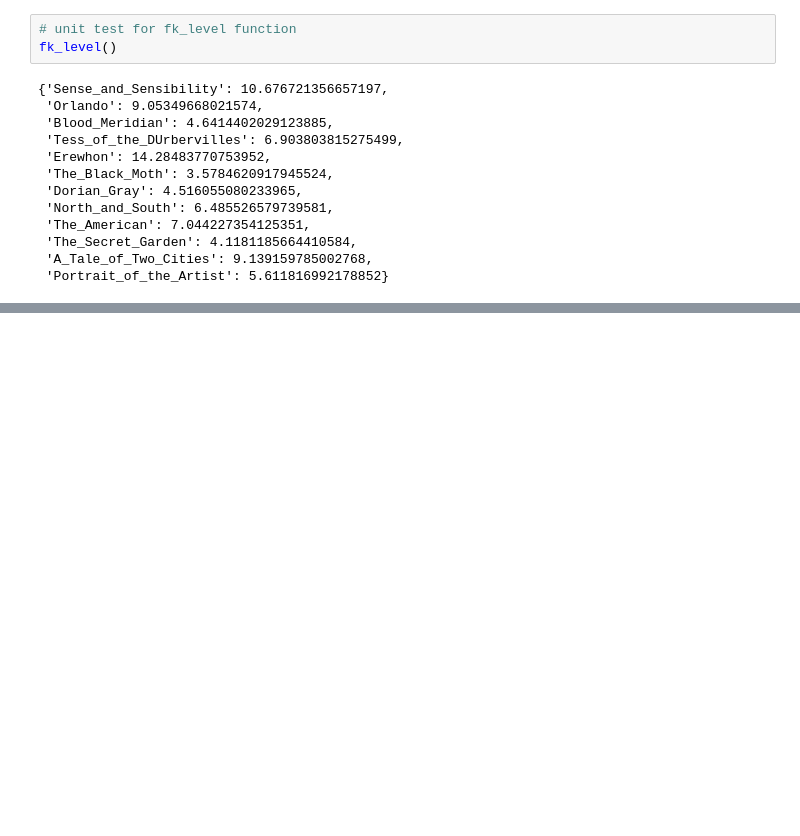
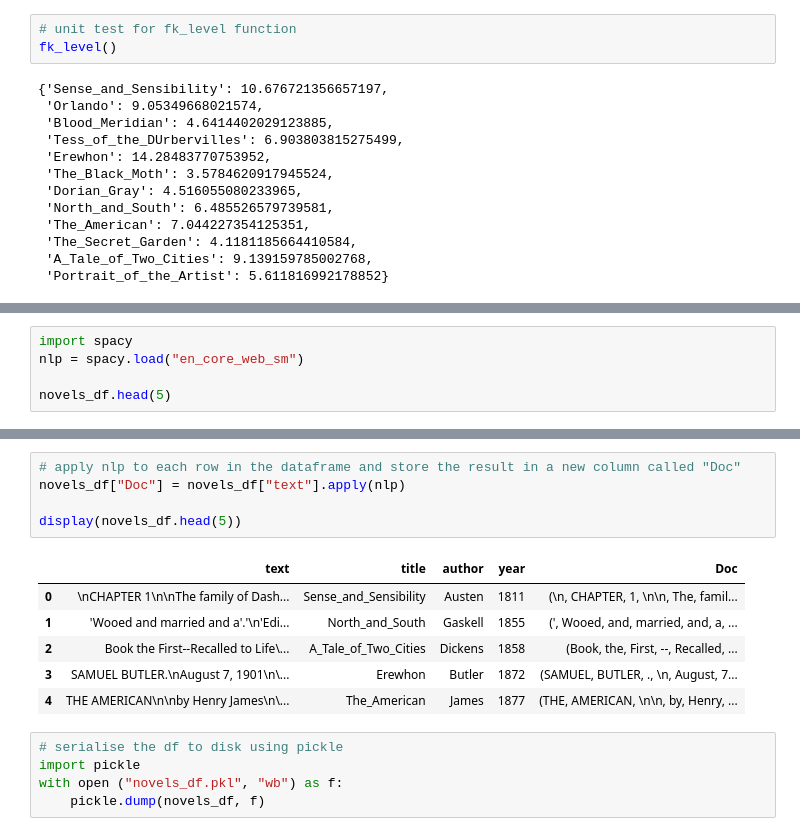
Before and after one commit to Snail-Snail/0_coursework, a Jupyter notebook: 20260608_SisiGao_CW_NLP.ipynb, the cells around one changed output, grey strips where cells are left out. Saved outputs shown, nothing was run; the diff lists cells and outputs as text; blank space fills up the shorter version.

```diff
--- a/20260608_SisiGao_CW_NLP.ipynb
+++ b/20260608_SisiGao_CW_NLP.ipynb
@@ -311,0 +314,5 @@ fk_level()
+# %%
+import spacy
+nlp = spacy.load("en_core_web_sm")
+
+novels_df.head(5)
@@ -311,0 +326,17 @@ fk_level()
+# %%
+# apply nlp to each row in the dataframe and store the result in a new column called "Doc"
+novels_df["Doc"] = novels_df["text"].apply(nlp)
+
+display(novels_df.head(5))
+# %% [output]
+|  | text | title | author | year | Doc |
+| 0 | \nCHAPTER 1\n\nThe family of Dash... | Sense_and_Sensibility | Austen | 1811 | (\n, CHAPTER, 1, \n\n, The, famil... |
+| 1 | 'Wooed and married and a'.'\n'Edi... | North_and_South | Gaskell | 1855 | (', Wooed, and, married, and, a, ... |
+| 2 | Book the First--Recalled to Life\... | A_Tale_of_Two_Cities | Dickens | 1858 | (Book, the, First, --, Recalled, ... |
+| 3 | SAMUEL BUTLER.\nAugust 7, 1901\n\... | Erewhon | Butler | 1872 | (SAMUEL, BUTLER, ., \n, August, 7... |
+| 4 | THE AMERICAN\n\nby Henry James\n\... | The_American | James | 1877 | (THE, AMERICAN, \n\n, by, Henry, ... |
+# %%
+# serialise the df to disk using pickle
+import pickle
+with open ("novels_df.pkl", "wb") as f:
+    pickle.dump(novels_df, f)
```
Also changed, not shown: parts of 6 cells of this notebook, 2 other files.
